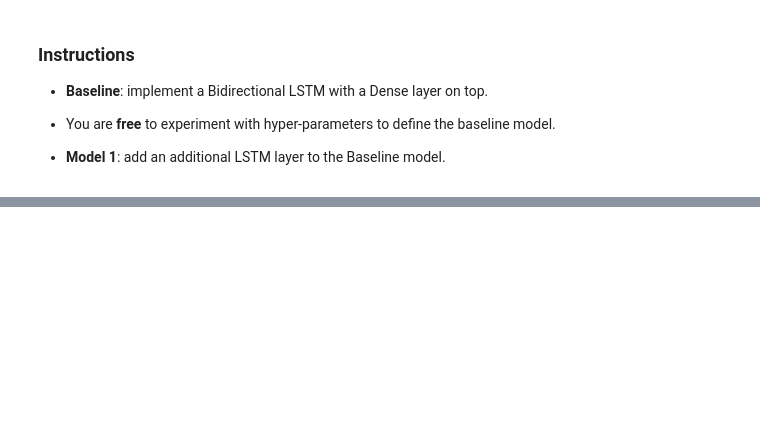
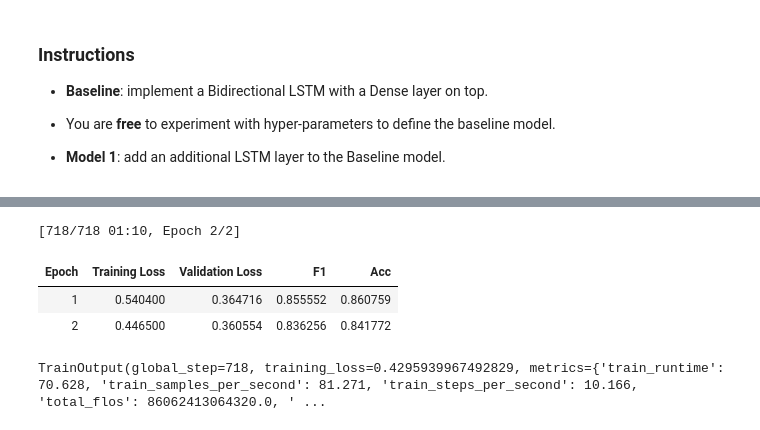
Before and after one commit to t-perniola/Assignments-NLP, a Jupyter notebook: Project/Assignment 1/task1.ipynb, the cells around one changed output, grey strips where cells are left out. Cells and saved outputs as stored; diff of their text form; code cells hidden in the pictures; blank space fills up the shorter version.

```diff
--- a/Project/Assignment 1/task1.ipynb
+++ b/Project/Assignment 1/task1.ipynb
@@ -395,0 +1199,9 @@ from keras.models import Sequential
+# %%
+MODEL_CARD_2 = "distilbert-base-uncased"
+bert_tokenizer = AutoTokenizer.from_pretrained(MODEL_CARD_2)
+
+# Instantiate the model
+bert_model = AutoModelForSequenceClassification.from_pretrained(MODEL_CARD_2,
+                                                                num_labels=2, # binary classif. task
+                                                                id2label={0: 'NO', 1: 'YES'},
+                                                                label2id={'NO': 0, 'YES': 1})
@@ -395,0 +1266,36 @@ from keras.models import Sequential
+# %%
+# TRAINING
+# Define the training arguments
+training_args = TrainingArguments(
+    output_dir="test_dir_2",                # where to save model
+    learning_rate=2e-5,
+    per_device_train_batch_size=8,        # accelerate defines distributed training
+    per_device_eval_batch_size=8,
+    num_train_epochs=2,
+    weight_decay=0.05,
+    evaluation_strategy="epoch",          # when to report evaluation metrics/losses
+    save_strategy="epoch",                # when to save checkpoint
+    load_best_model_at_end=True,
+    report_to='none',                     # disabling wandb (default)
+    logging_dir='logs',                   # Directory for storing logs
+    logging_steps=20,                     # Log interval
+)
+
+#Instantiate the Trainer
+trainer = Trainer(
+    model=bert_model,
+    args=training_args,
+    train_dataset=train_data,
+    eval_dataset=validation_data,
+    tokenizer=bert_tokenizer,
+    data_collator=data_collator,
+    compute_metrics=compute_metrics,
+)
+
+trainer.train()
+# %% [output]
+[718/718 01:10, Epoch 2/2]
+| Epoch | Training Loss | Validation Loss | F1 | Acc |
+| 1 | 0.540400 | 0.364716 | 0.855552 | 0.860759 |
+| 2 | 0.446500 | 0.360554 | 0.836256 | 0.841772 |
+TrainOutput(global_step=718, training_loss=0.4295939967492829, metrics={'train_runtime': 70.628, 'train_samples_per_second': 81.271, 'train_steps_per_second': 10.166, 'total_flos': 86062413064320.0, ' ...
```
Also changed, not shown: parts of 87 cells of this notebook.
